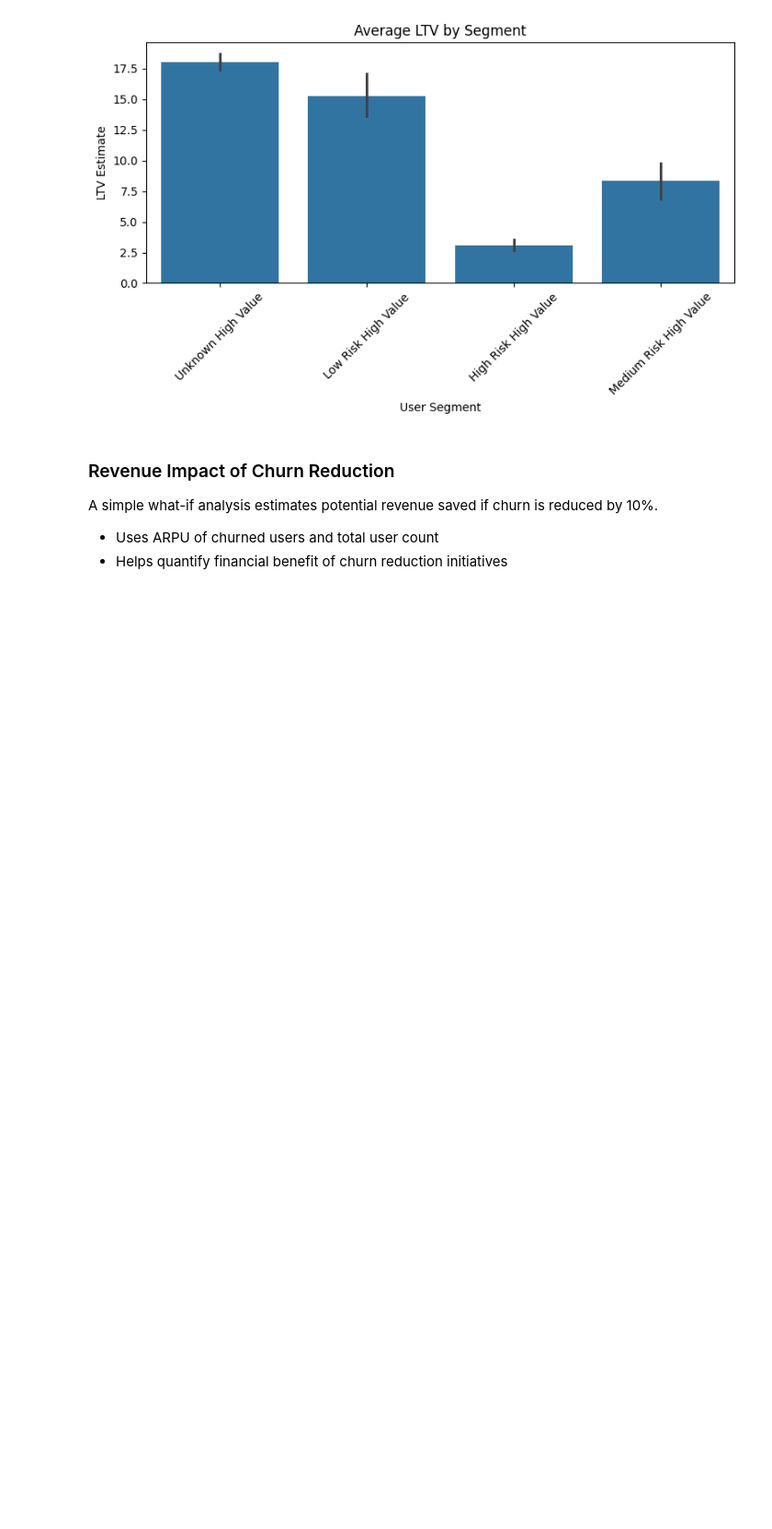
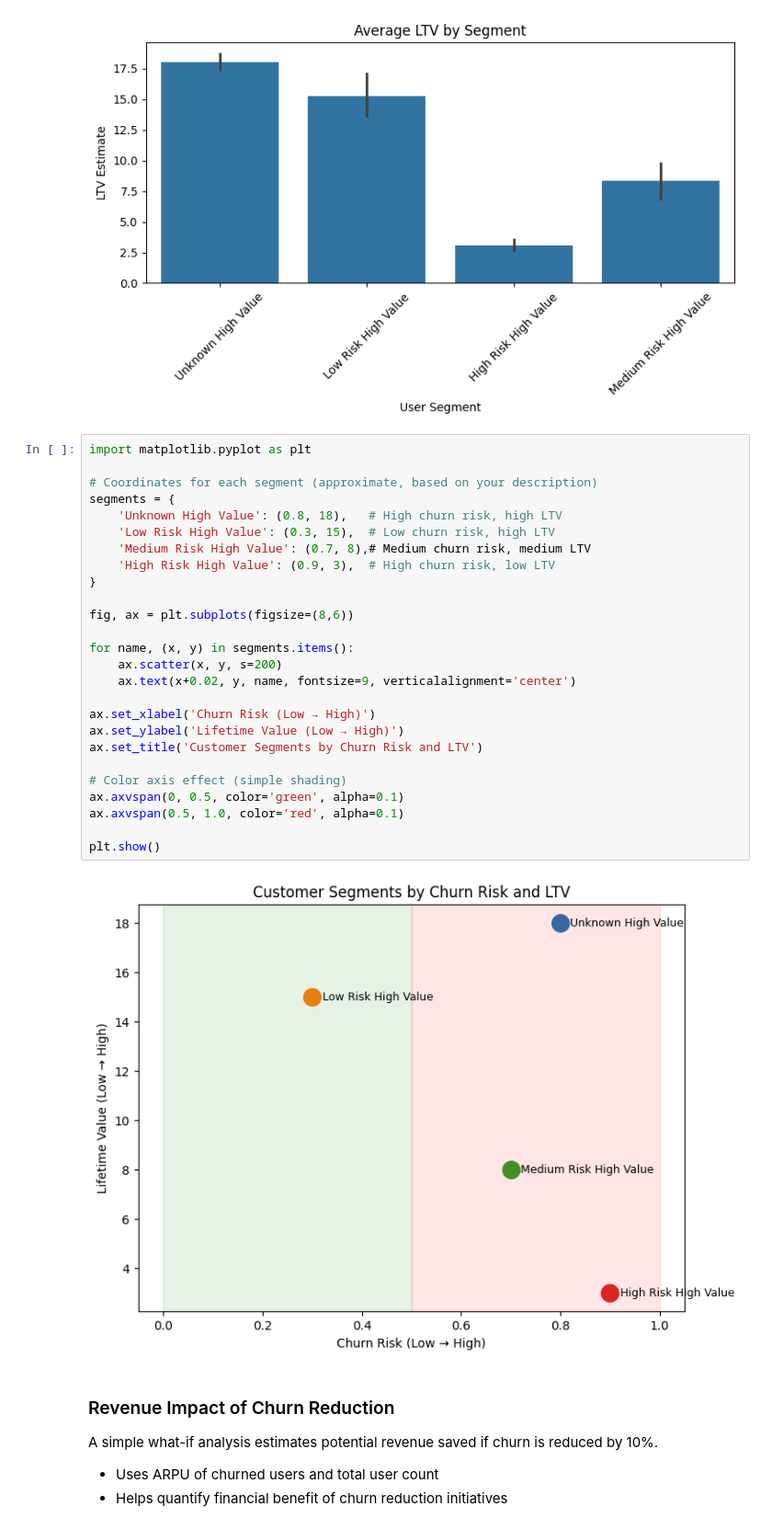
Before and after one commit to bcaudillo/Data-Science-Portfolio, a Jupyter notebook: User Engagement Project/User Engagement.ipynb, the cells around one changed output. Shown at 92% size. Cells and saved outputs as stored; diff of their text form; blank space fills up the shorter version.

```diff
--- a/User Engagement Project/User Engagement.ipynb
+++ b/User Engagement Project/User Engagement.ipynb
@@ -1492,6 +1492,34 @@ Churn Rate: 0.86
 Avg LTV: 16.23
 [figure]
 [figure]
+# %%
+import matplotlib.pyplot as plt
+
+# Coordinates for each segment (approximate, based on your description)
+segments = {
+    'Unknown High Value': (0.8, 18),   # High churn risk, high LTV
+    'Low Risk High Value': (0.3, 15),  # Low churn risk, high LTV
+    'Medium Risk High Value': (0.7, 8),# Medium churn risk, medium LTV
+    'High Risk High Value': (0.9, 3),  # High churn risk, low LTV
+}
+
+fig, ax = plt.subplots(figsize=(8,6))
+
+for name, (x, y) in segments.items():
+    ax.scatter(x, y, s=200)
+    ax.text(x+0.02, y, name, fontsize=9, verticalalignment='center')
+
+ax.set_xlabel('Churn Risk (Low → High)')
+ax.set_ylabel('Lifetime Value (Low → High)')
+ax.set_title('Customer Segments by Churn Risk and LTV')
+
+# Color axis effect (simple shading)
+ax.axvspan(0, 0.5, color='green', alpha=0.1)
+ax.axvspan(0.5, 1.0, color='red', alpha=0.1)
+
+plt.show()
+# %% [output]
+[figure, added]
 # %% [markdown]
 ### Revenue Impact of Churn Reduction
 
```
Also changed, not shown: parts of 2 cells of this notebook, 7 other files.
